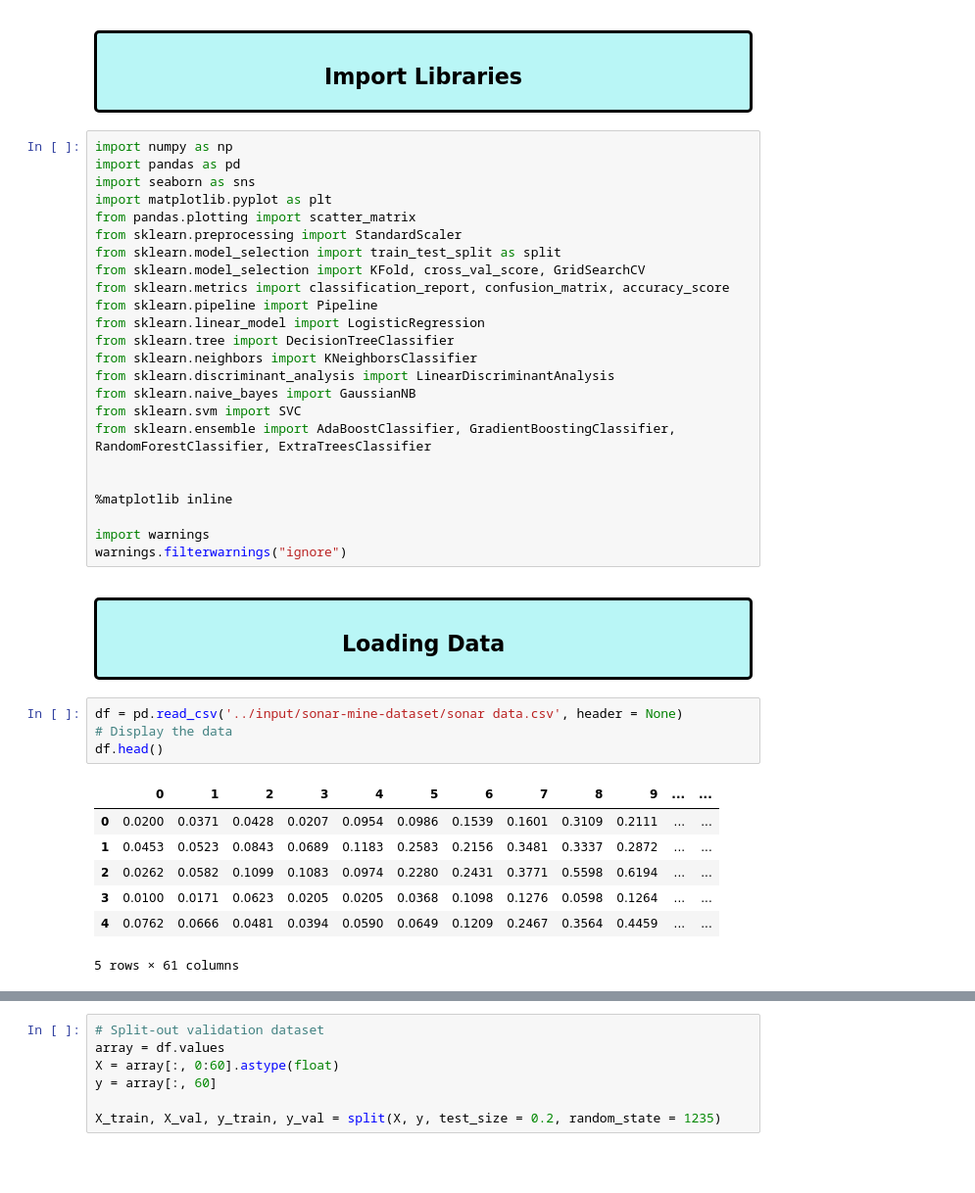
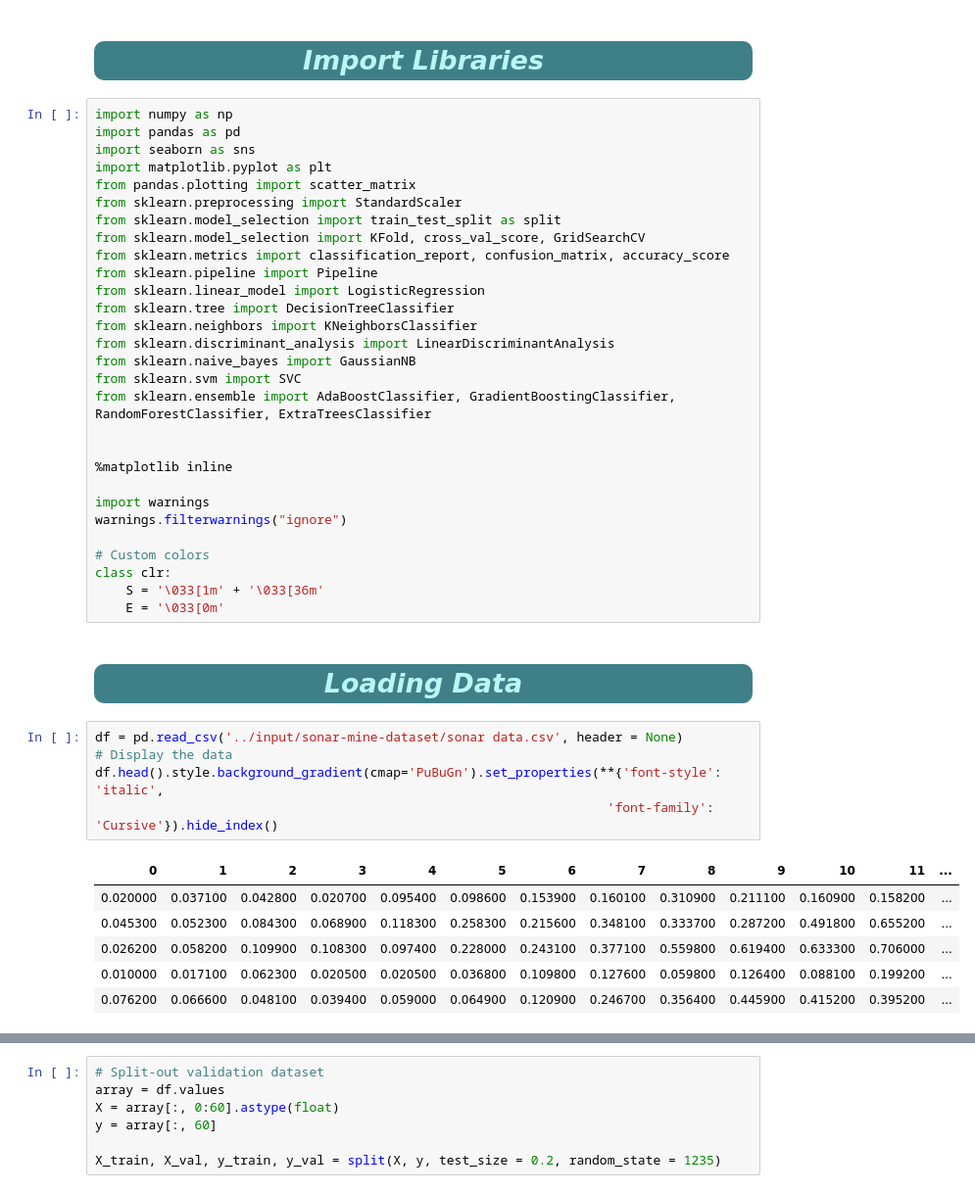
Before and after one commit to vainero/Sonar-Mines-vs-Rocks_Binary-Classification, a Jupyter notebook: sonar-mines-vs-rocks-binary-classification.ipynb, the cells around one changed output, grey strips where cells are left out. Shown: that part at 98% size. Saved outputs shown, nothing was run; the diff lists cells and outputs as text; blank space fills up the shorter version.

```diff
--- a/sonar-mines-vs-rocks-binary-classification.ipynb
+++ b/sonar-mines-vs-rocks-binary-classification.ipynb
@@ -41,12 +26,7 @@ Photo Credit: https://stock.adobe.com
 * The numbers in the labels are in increasing order of aspect angle, but they do not encode the angle directly.
 # %% [markdown]
 <a id = 'title-one'></a>
-<div style="border-radius:5px;
-            border : #000000 solid;
-            background-color:#b9f6f6;
-            font-size:80%;
-            text-align: left">
-<h1 style='border:0; color:#000000'><center> Import Libraries </center></h1>
+<h1 style='border-radius:10px; background-color:#3f8088; font-size:180%; color:#b9f6f6; text-align: center; font-style:italic; font-family: Cursive'><center> Import Libraries </center></h1>
 # %%
 import numpy as np
 import pandas as pd
@@ -71,24 +51,24 @@ from sklearn.ensemble import AdaBoostClassifier, GradientBoostingClassifier, Ran
 
 import warnings
 warnings.filterwarnings("ignore")
+
+# Custom colors
+class clr:
+    S = '\033[1m' + '\033[36m'
+    E = '\033[0m'
 # %% [markdown]
 <a id = 'title-two'></a>
-<div style="border-radius:5px;
-            border : #000000 solid;
-            background-color:#b9f6f6;
-            font-size:80%;
-            text-align: left">
-<h1 style='border:0; color:#000000'><center> Loading Data </center></h1>
+<h1 style='border-radius:10px; background-color:#3f8088; font-size:180%; color:#b9f6f6; text-align: center; font-style:italic; font-family: Cursive'><center> Loading Data </center></h1>
 # %%
 df = pd.read_csv('../input/sonar-mine-dataset/sonar data.csv', header = None)
 # Display the data
-df.head()
+df.head().style.background_gradient(cmap='PuBuGn').set_properties(**{'font-style': 'italic',
+                                                                   'font-family': 'Cursive'}).hide_index()
 # %% [output]
-|  | 0 | 1 | 2 | 3 | 4 | 5 | 6 | 7 | 8 | 9 | ... | ... |
-| 0 | 0.0200 | 0.0371 | 0.0428 | 0.0207 | 0.0954 | 0.0986 | 0.1539 | 0.1601 | 0.3109 | 0.2111 | ... | ... |
-| 1 | 0.0453 | 0.0523 | 0.0843 | 0.0689 | 0.1183 | 0.2583 | 0.2156 | 0.3481 | 0.3337 | 0.2872 | ... | ... |
-| 2 | 0.0262 | 0.0582 | 0.1099 | 0.1083 | 0.0974 | 0.2280 | 0.2431 | 0.3771 | 0.5598 | 0.6194 | ... | ... |
-| 3 | 0.0100 | 0.0171 | 0.0623 | 0.0205 | 0.0205 | 0.0368 | 0.1098 | 0.1276 | 0.0598 | 0.1264 | ... | ... |
-| 4 | 0.0762 | 0.0666 | 0.0481 | 0.0394 | 0.0590 | 0.0649 | 0.1209 | 0.2467 | 0.3564 | 0.4459 | ... | ... |
+| 0 | 1 | 2 | 3 | 4 | 5 | 6 | 7 | 8 | 9 | 10 | 11 | ... |
+| 0.020000 | 0.037100 | 0.042800 | 0.020700 | 0.095400 | 0.098600 | 0.153900 | 0.160100 | 0.310900 | 0.211100 | 0.160900 | 0.158200 | ... |
+| 0.045300 | 0.052300 | 0.084300 | 0.068900 | 0.118300 | 0.258300 | 0.215600 | 0.348100 | 0.333700 | 0.287200 | 0.491800 | 0.655200 | ... |
+| 0.026200 | 0.058200 | 0.109900 | 0.108300 | 0.097400 | 0.228000 | 0.243100 | 0.377100 | 0.559800 | 0.619400 | 0.633300 | 0.706000 | ... |
+| 0.010000 | 0.017100 | 0.062300 | 0.020500 | 0.020500 | 0.036800 | 0.109800 | 0.127600 | 0.059800 | 0.126400 | 0.088100 | 0.199200 | ... |
+| 0.076200 | 0.066600 | 0.048100 | 0.039400 | 0.059000 | 0.064900 | 0.120900 | 0.246700 | 0.356400 | 0.445900 | 0.415200 | 0.395200 | ... |
-5 rows × 61 columns
 # %% [markdown]
```
Also changed, not shown: parts of 42 cells of this notebook.
